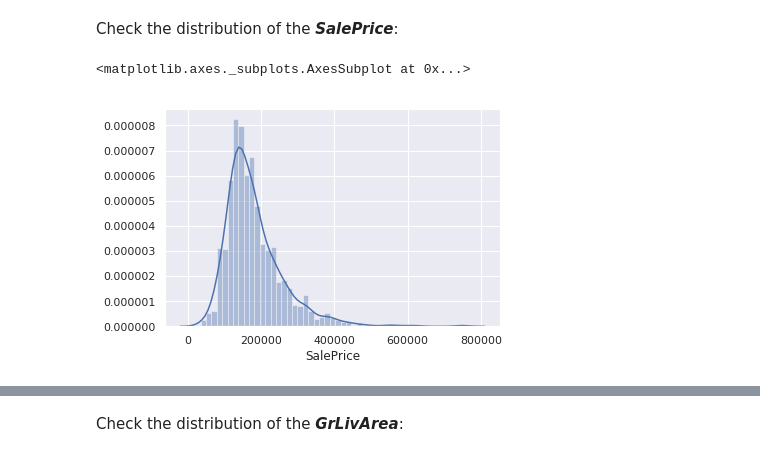
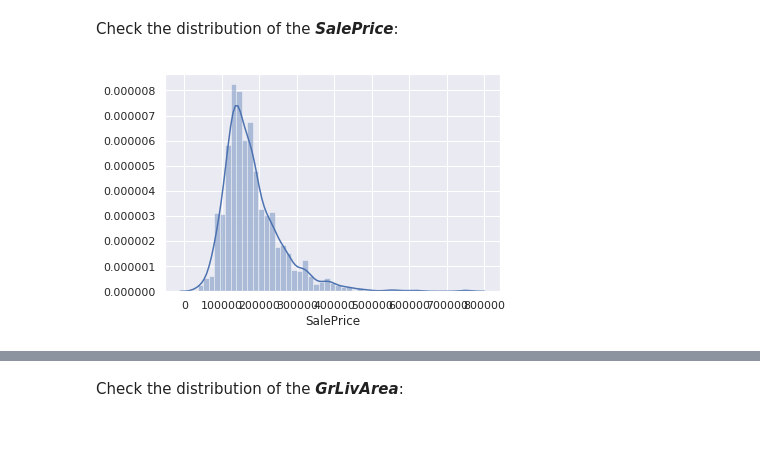
Before and after one commit to likarajo/house_price, a Jupyter notebook: data_exploration.ipynb, the cells around one changed output, grey strips where cells are left out. Drawn from its saved outputs; the diff is of its cells as text; code cells hidden in the pictures.

```diff
--- a/data_exploration.ipynb
+++ b/data_exploration.ipynb
@@ -235,10 +235,9 @@ plt.scatter(df_train['FullBath'], df_train['SalePrice'])
 # %% [markdown]
 Check the distribution of the ***SalePrice***:
 # %%
-sns.distplot(df_train['SalePrice'])
+ax = sns.distplot(df_train['SalePrice'])
 # %% [output]
-<matplotlib.axes._subplots.AxesSubplot at 0x...>
-[figure, old version]
+[figure, new version]
 # %%
 stats.probplot(df_train['SalePrice'], plot=plt)
 # %% [output]
```
Also changed, not shown: parts of 6 cells of this notebook, 9 other files.
